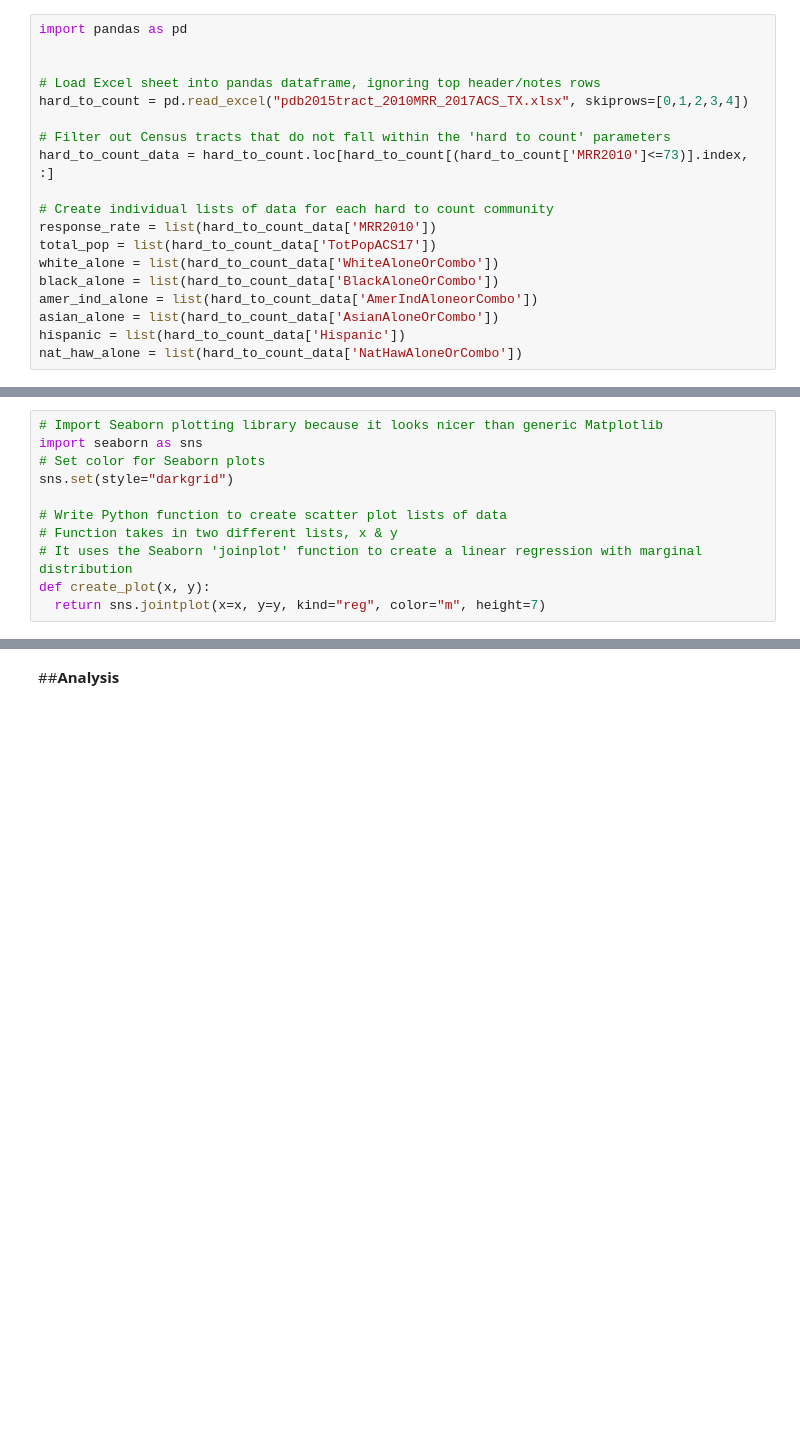
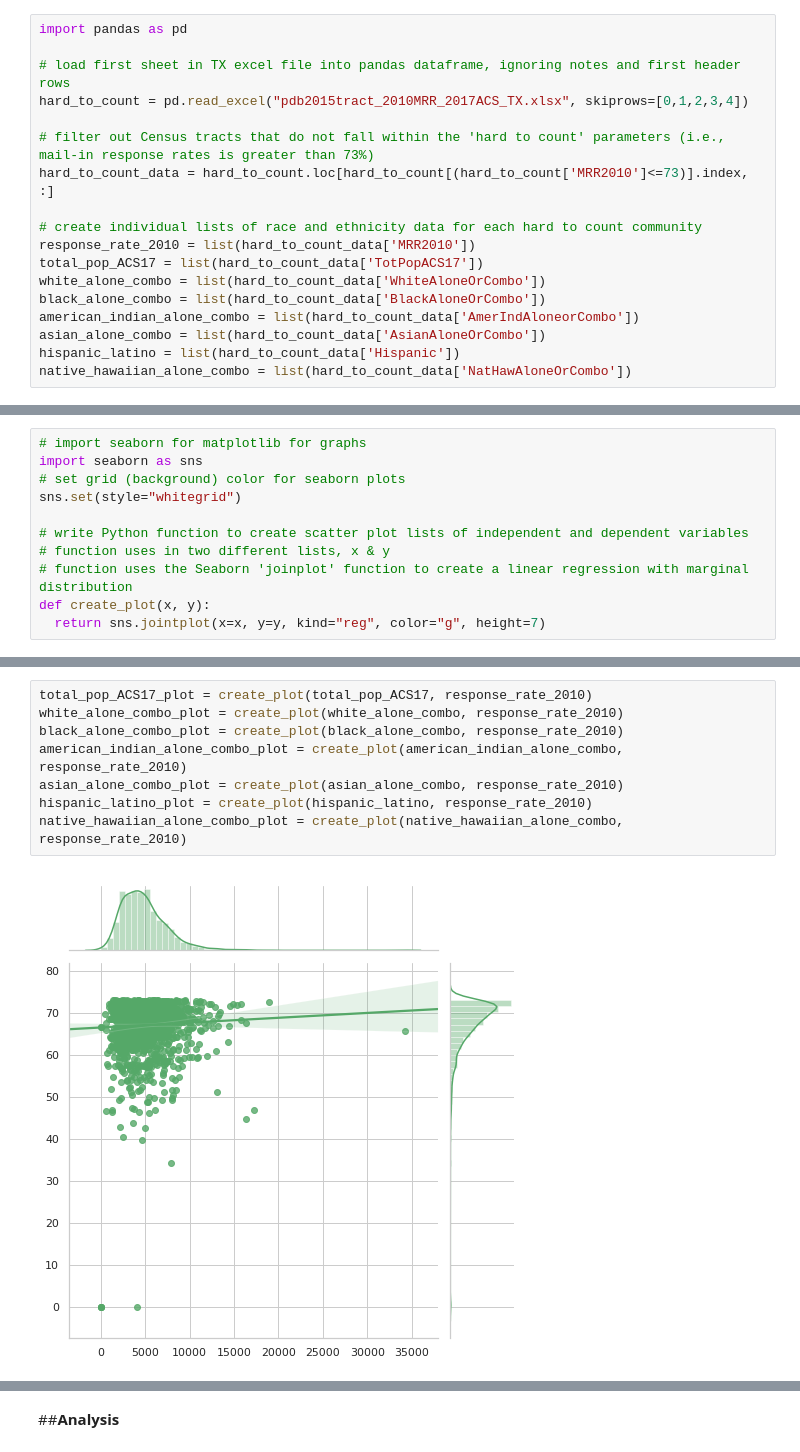
Before and after one commit to mirandabad/AEM_final_project, a Jupyter notebook: AEM_Final_Project.ipynb, the cells around one changed output, grey strips where cells are left out. Drawn from its saved outputs; the diff is of its cells as text; blank space fills up the shorter version.

```diff
--- a/AEM_Final_Project.ipynb
+++ b/AEM_Final_Project.ipynb
@@ -31,19 +41,18 @@ Import state specific info for child food insecurity numbers and percentages (i.
 # %%
 import pandas as pd
 
-
-# Load Excel sheet into pandas dataframe, ignoring top header/notes rows
+# load first sheet in TX excel file into pandas dataframe, ignoring notes and first header rows
 hard_to_count = pd.read_excel("pdb2015tract_2010MRR_2017ACS_TX.xlsx", skiprows=[0,1,2,3,4])
 
-# Filter out Census tracts that do not fall within the 'hard to count' parameters
+# filter out Census tracts that do not fall within the 'hard to count' parameters (i.e., mail-in response rates is greater than 73%)
 hard_to_count_data = hard_to_count.loc[hard_to_count[(hard_to_count['MRR2010']<=73)].index, :]
 
-# Create individual lists of data for each hard to count community
-response_rate = list(hard_to_count_data['MRR2010'])
-total_pop = list(hard_to_count_data['TotPopACS17'])
-white_alone = list(hard_to_count_data['WhiteAloneOrCombo'])
-black_alone = list(hard_to_count_data['BlackAloneOrCombo'])
-amer_ind_alone = list(hard_to_count_data['AmerIndAloneorCombo'])
-asian_alone = list(hard_to_count_data['AsianAloneOrCombo'])
-hispanic = list(hard_to_count_data['Hispanic'])
-nat_haw_alone = list(hard_to_count_data['NatHawAloneOrCombo'])
+# create individual lists of race and ethnicity data for each hard to count community
+response_rate_2010 = list(hard_to_count_data['MRR2010'])
+total_pop_ACS17 = list(hard_to_count_data['TotPopACS17'])
+white_alone_combo = list(hard_to_count_data['WhiteAloneOrCombo'])
+black_alone_combo = list(hard_to_count_data['BlackAloneOrCombo'])
+american_indian_alone_combo = list(hard_to_count_data['AmerIndAloneorCombo'])
+asian_alone_combo = list(hard_to_count_data['AsianAloneOrCombo'])
+hispanic_latino = list(hard_to_count_data['Hispanic'])
+native_hawaiian_alone_combo = list(hard_to_count_data['NatHawAloneOrCombo'])
@@ -59,11 +62,11 @@ Answer: There appears to have been a small correlation between child food insecu
 # %%
-# Import Seaborn plotting library because it looks nicer than generic Matplotlib
+# import seaborn for matplotlib for graphs
 import seaborn as sns
-# Set color for Seaborn plots
-sns.set(style="darkgrid")
+# set grid (background) color for seaborn plots
+sns.set(style="whitegrid")
 
-# Write Python function to create scatter plot lists of data
-# Function takes in two different lists, x & y
-# It uses the Seaborn 'joinplot' function to create a linear regression with marginal distribution
+# write Python function to create scatter plot lists of independent and dependent variables
+# function uses in two different lists, x & y
+# function uses the Seaborn 'joinplot' function to create a linear regression with marginal distribution
 def create_plot(x, y):
-  return sns.jointplot(x=x, y=y, kind="reg", color="m", height=7)
+  return sns.jointplot(x=x, y=y, kind="reg", color="g", height=7)
@@ -85,0 +73,10 @@ nat_haw_alone_plot = create_plot(nat_haw_alone, response_rate)
+# %%
+total_pop_ACS17_plot = create_plot(total_pop_ACS17, response_rate_2010)
+white_alone_combo_plot = create_plot(white_alone_combo, response_rate_2010)
+black_alone_combo_plot = create_plot(black_alone_combo, response_rate_2010)
+american_indian_alone_combo_plot = create_plot(american_indian_alone_combo, response_rate_2010)
+asian_alone_combo_plot = create_plot(asian_alone_combo, response_rate_2010)
+hispanic_latino_plot = create_plot(hispanic_latino, response_rate_2010)
+native_hawaiian_alone_combo_plot = create_plot(native_hawaiian_alone_combo, response_rate_2010)
+# %% [output]
+[figure, added]
```
Also changed, not shown: parts of 15 cells of this notebook.
